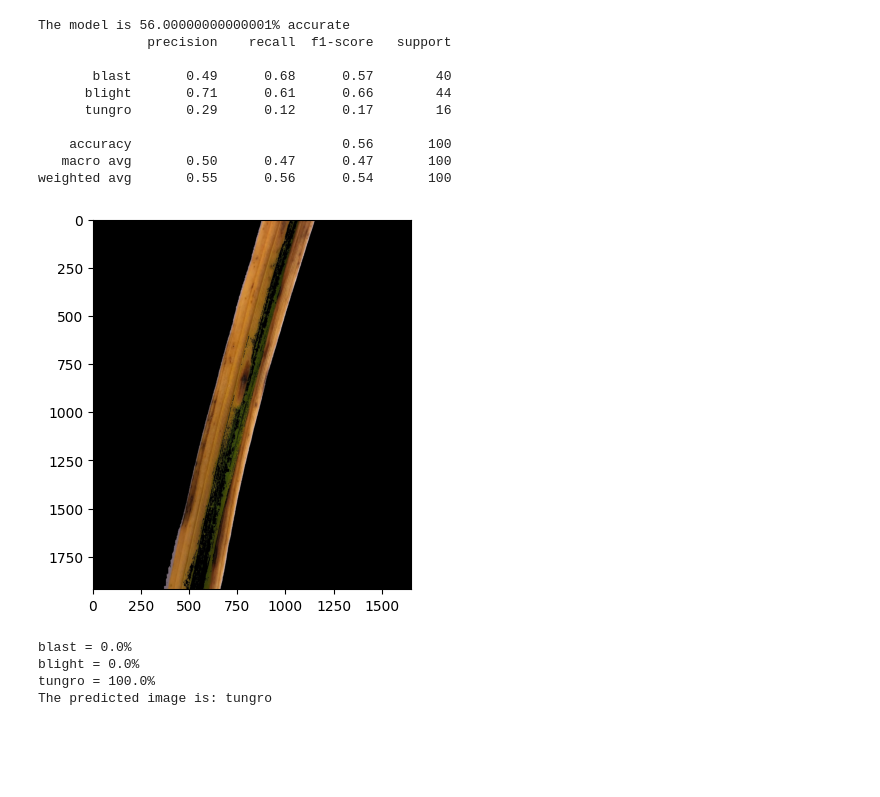
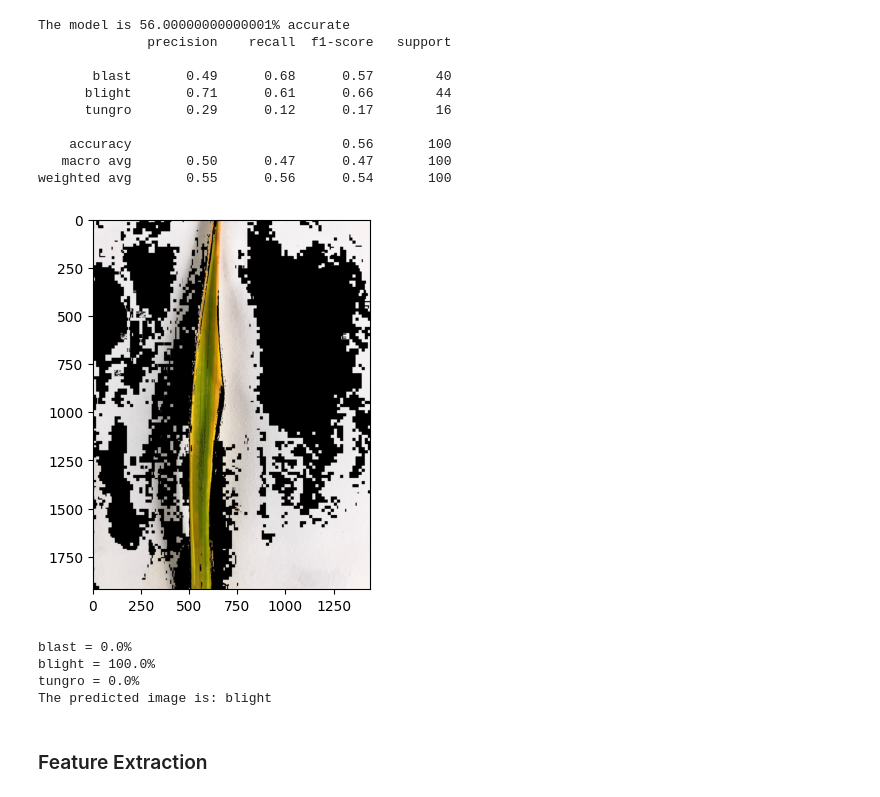
Before and after one commit to MadeAryaK/Project-PCD-Kelompok-2, a Jupyter notebook: tes2.ipynb, the cells around one changed output. Saved outputs shown, nothing was run; the diff lists cells and outputs as text; code cells hidden in the pictures; blank space fills up the shorter version.

```diff
--- a/tes2.ipynb
+++ b/tes2.ipynb
@@ -149,0 +210,26 @@ for sub_folder in os.listdir("Citra Daun Padi\\"):
+# %%
+sudut_rotasi = [0, 90, 180]
+
+for sub_folder in os.listdir(input_folder):
+    sub_folder_path = os.path.join(input_folder, sub_folder)
+    output_sub_folder = os.path.join(output_folder, sub_folder)
+
+    if not os.path.exists(output_sub_folder):
+        os.makedirs(output_sub_folder)
+
+    for filename in os.listdir(sub_folder_path):
+        img_path = os.path.join(sub_folder_path, filename)
+        img = cv.imread(img_path)
+
+        if img is not None:
+            img_setelah_remove = img
+            for sudut in sudut_rotasi:
+                gambar_rotasi = rotasi(sudut, img_setelah_remove)
+                gambar_rotasi = np.clip(gambar_rotasi, 0, 255).astype(np.uint8)
+
+                output_path = os.path.join(output_sub_folder, f"{os.path.splitext(filename)[0]}_rotated_{sudut}.jpg")
+                cv.imwrite(output_path, gambar_rotasi)
+
+                print(f"Gambar diproses: {filename} - Diputar {sudut} derajat")
+
+print("Semua gambar telah diproses dan disimpan.")
@@ -218,22 +322,24 @@ The model is 56.00000000000001% accurate
    macro avg       0.50      0.47      0.47       100
 weighted avg       0.55      0.56      0.54       100
 # %%
-path = './hasil1/tungro/IMG_0414.jpg'
+path = './hasil1/tungro/IMG_0400.jpg'
 img = imread(path)
 plt.imshow(img)
 plt.show()
 img_resize = resize(img, (150, 150, 3))
 l = [img_resize.flatten()]
 prediction = nb_classifier.predict(l)[0]
 probability = nb_classifier.predict_proba(l)[0]
 
 for ind, val in enumerate(Categories):
     print(f'{val} = {probability[ind]*100}%')
 
 print("The predicted image is: " + Categories[prediction])
 # %% [output]
-[figure, old version]
+[figure, new version]
 blast = 0.0%
-blight = 0.0%
-tungro = 100.0%
-The predicted image is: tungro
+blight = 100.0%
+tungro = 0.0%
+The predicted image is: blight
+# %% [markdown]
+### Feature Extraction
```
Also changed, not shown: parts of 31 cells of this notebook.
